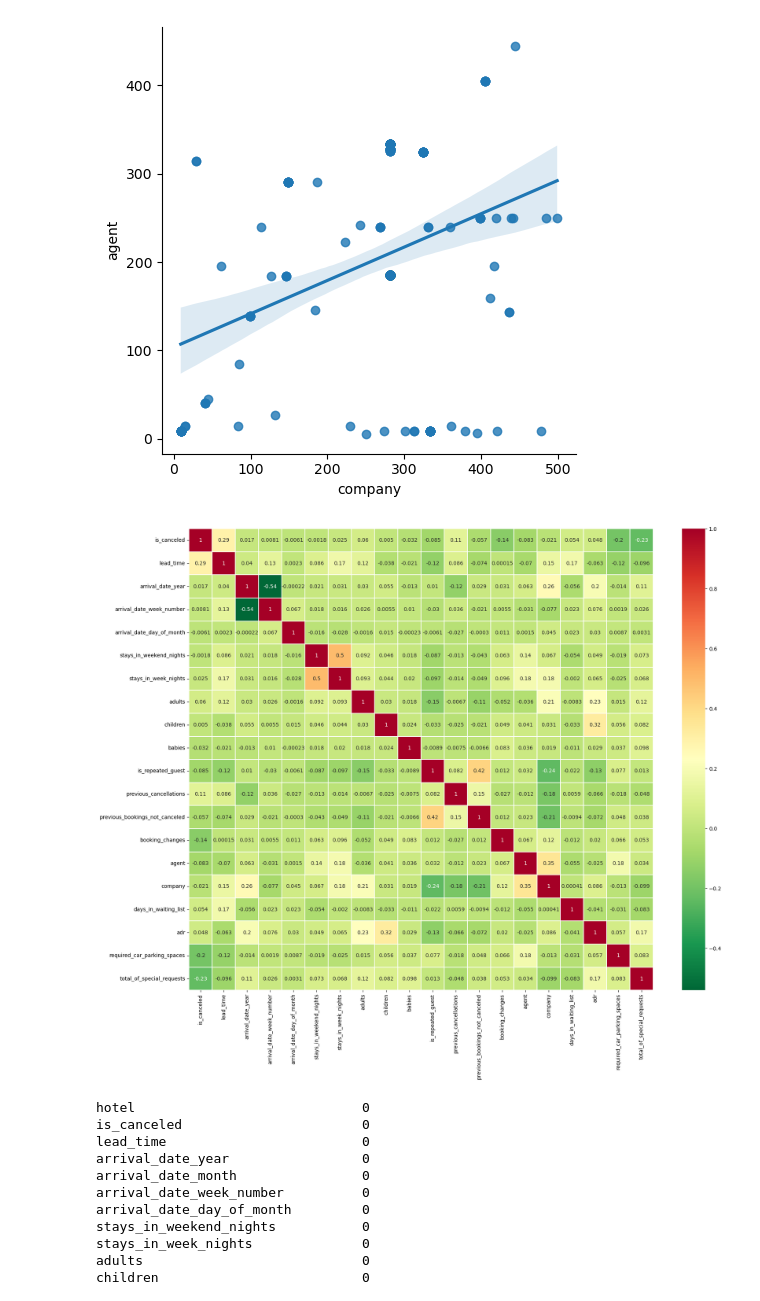
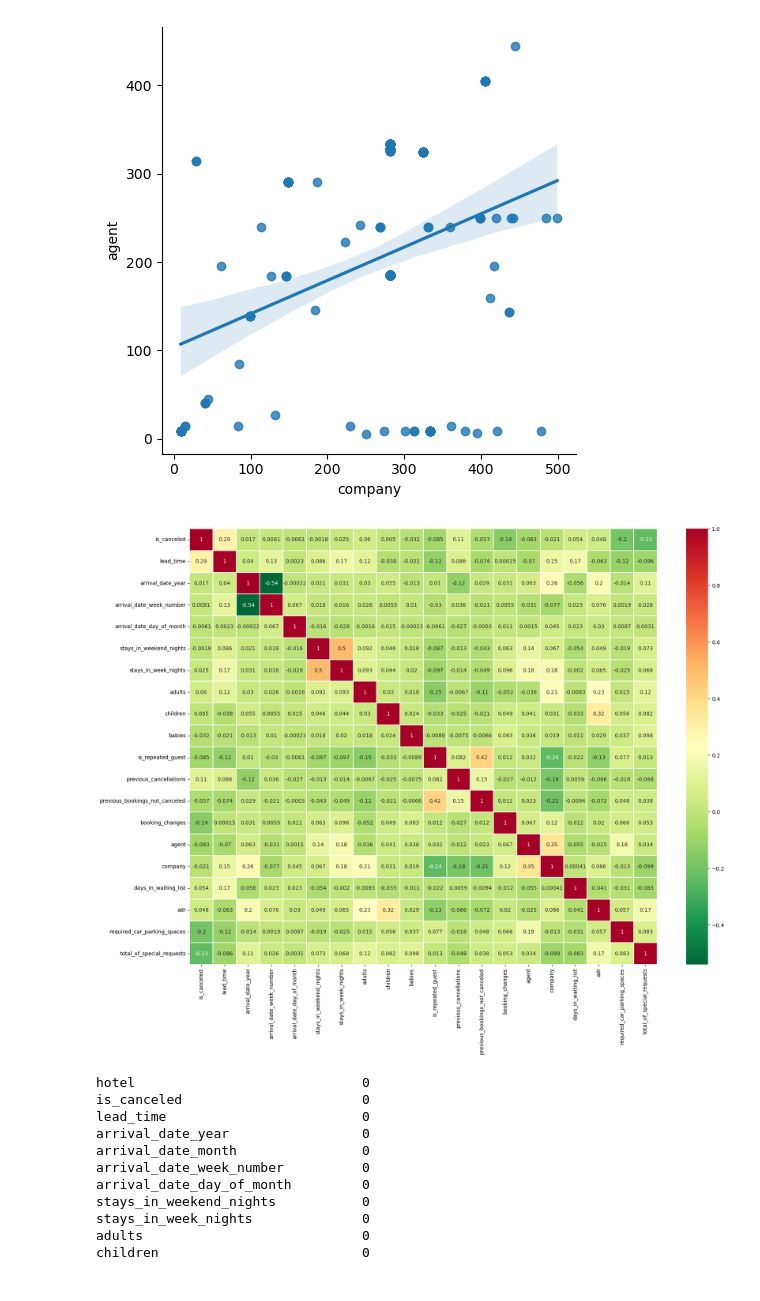
Before and after one commit to SBIK1219/CodingTest, a Jupyter notebook: Hotel_Booking.ipynb, the cells around one changed output. Drawn from its saved outputs; the diff is of its cells as text; code cells hidden in the pictures.

```diff
--- a/Hotel_Booking.ipynb
+++ b/Hotel_Booking.ipynb
@@ -190,11 +190,11 @@ plt.show()
 # %% [output]
 [figure]
 # %%
-plt.figure(figsize=(20,16))
+plt.figure(figsize=(20,15))
 sns.heatmap(data.corr(), annot = True, cmap = 'RdYlGn_r', linewidths=0.1)
 plt.show()
 # %% [output]
-[figure, old version]
+[figure, new version]
 # %%
 data = data.drop(['country', 'agent', 'company'], axis=1)
 # %%
```
Also changed, not shown: parts of 5 cells of this notebook.
